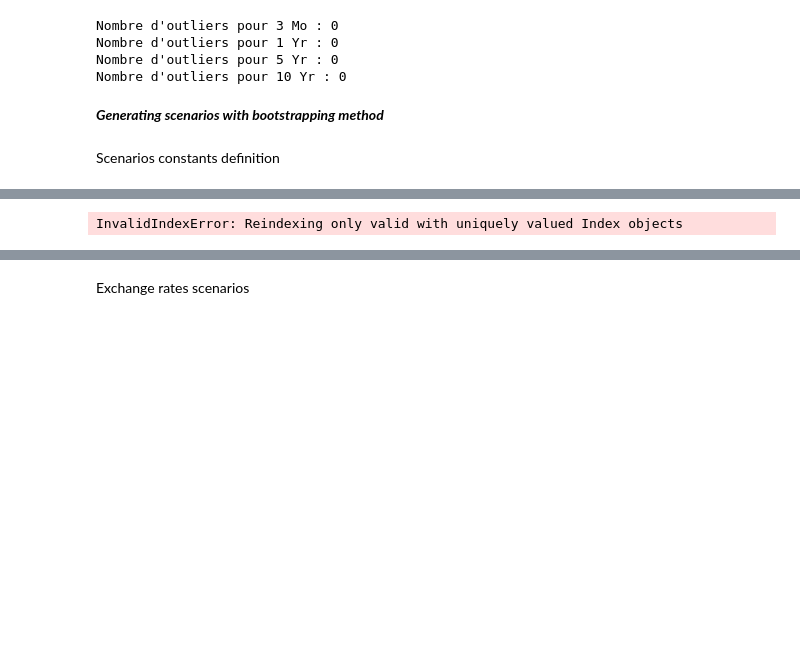
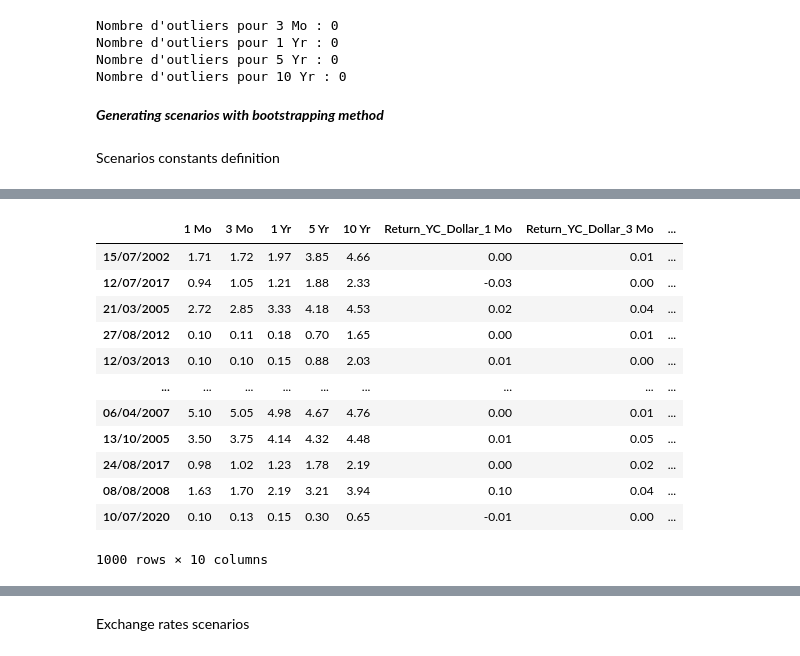
Before and after one commit to SamyaAmernis/Projet-DDEFI-2023-2024, a Jupyter notebook: ProjetBNPcopy.ipynb, the cells around one changed output, grey strips where cells are left out. Drawn from its saved outputs; the diff is of its cells as text; code cells hidden in the pictures; blank space fills up the shorter version.

```diff
--- a/ProjetBNPcopy.ipynb
+++ b/ProjetBNPcopy.ipynb
@@ -576,32 +651,40 @@ Log_Return_SP500              0.014411
 Name: 0.95, dtype: float64
-# %%
-import pandas as pd
-import numpy as np
-
-# Supposons que dftaux est votre DataFrame avec l'index de date
-# et des colonnes pour différents indices.
-
-# Nombre de scénarios à générer
-nb_scenarios = 1000
-
-# Créer un DataFrame vide pour stocker les résultats
-df_scenarios = pd.DataFrame()
-
-# Sélection aléatoire des dates dans les données historiques pour chaque scénario
-for i in range(nb_scenarios):
-    dates_aleatoires = np.random.choice(dftaux.index, len(dftaux), replace=True)
-    scenario = dftaux.loc[dates_aleatoires]
-    scenario.index.name = 'Date'  # Nommer l'index 'Date' s'il n'est pas déjà nommé
-    scenario.reset_index(inplace=True)  # Réinitialiser l'index pour convertir les dates en colonne
-    scenario.set_index('Date', inplace=True)  # Remettre les dates comme index
-    df_scenarios = pd.concat([df_scenarios, scenario], axis=1)  # Concaténer le scénario actuel
-
-# Transposer le DataFrame pour que les dates soient en colonne index
-df_scenarios = df_scenarios.T
-
-# Réinitialiser l'index pour numérotiser les scénarios et avoir les dates en tant que colonne
-df_scenarios.reset_index(drop=True, inplace=True)
-
-print(df_scenarios)
-# %% [output]
-InvalidIndexError: Reindexing only valid with uniquely valued Index objects
+# %%
+import pandas as pd
+import numpy as np
+
+
+np.random.seed(1)
+
+# Nombre de scénarios à générer
+nb_scenarios = 1000
+
+# Sélection aléatoire des indices dans les données historiques pour chaque scénario
+indices_aleatoires = np.random.choice(dftaux_Dollar.index, nb_scenarios, replace=True)
+# Récupérer les rendements correspondants pour chaque indice sélectionné
+scenarios = [dftaux_Dollar.loc[indices].values for indices in indices_aleatoires]
+
+
+# Convertir en DataFrame et ajouter la valeur initiale
+dftaux_Dollar_scenarios = pd.DataFrame(scenarios)
+dftaux_Dollar_scenarios = pd.DataFrame(scenarios, columns=dftaux_Dollar.columns)
+dftaux_Dollar_scenarios.index = indices_aleatoires
+
+
+
+
+dftaux_Dollar_scenarios
+# %% [output]
+|  | 1 Mo | 3 Mo | 1 Yr | 5 Yr | 10 Yr | Return_YC_Dollar_1 Mo | Return_YC_Dollar_3 Mo | ... |
+| 15/07/2002 | 1.71 | 1.72 | 1.97 | 3.85 | 4.66 | 0.00 | 0.01 | ... |
+| 12/07/2017 | 0.94 | 1.05 | 1.21 | 1.88 | 2.33 | -0.03 | 0.00 | ... |
+| 21/03/2005 | 2.72 | 2.85 | 3.33 | 4.18 | 4.53 | 0.02 | 0.04 | ... |
+| 27/08/2012 | 0.10 | 0.11 | 0.18 | 0.70 | 1.65 | 0.00 | 0.01 | ... |
+| 12/03/2013 | 0.10 | 0.10 | 0.15 | 0.88 | 2.03 | 0.01 | 0.00 | ... |
+| ... | ... | ... | ... | ... | ... | ... | ... | ... |
+| 06/04/2007 | 5.10 | 5.05 | 4.98 | 4.67 | 4.76 | 0.00 | 0.01 | ... |
+| 13/10/2005 | 3.50 | 3.75 | 4.14 | 4.32 | 4.48 | 0.01 | 0.05 | ... |
+| 24/08/2017 | 0.98 | 1.02 | 1.23 | 1.78 | 2.19 | 0.00 | 0.02 | ... |
+| 08/08/2008 | 1.63 | 1.70 | 2.19 | 3.21 | 3.94 | 0.10 | 0.04 | ... |
+| 10/07/2020 | 0.10 | 0.13 | 0.15 | 0.30 | 0.65 | -0.01 | 0.00 | ... |
+1000 rows × 10 columns
```
Also changed, not shown: parts of 15 cells of this notebook.
